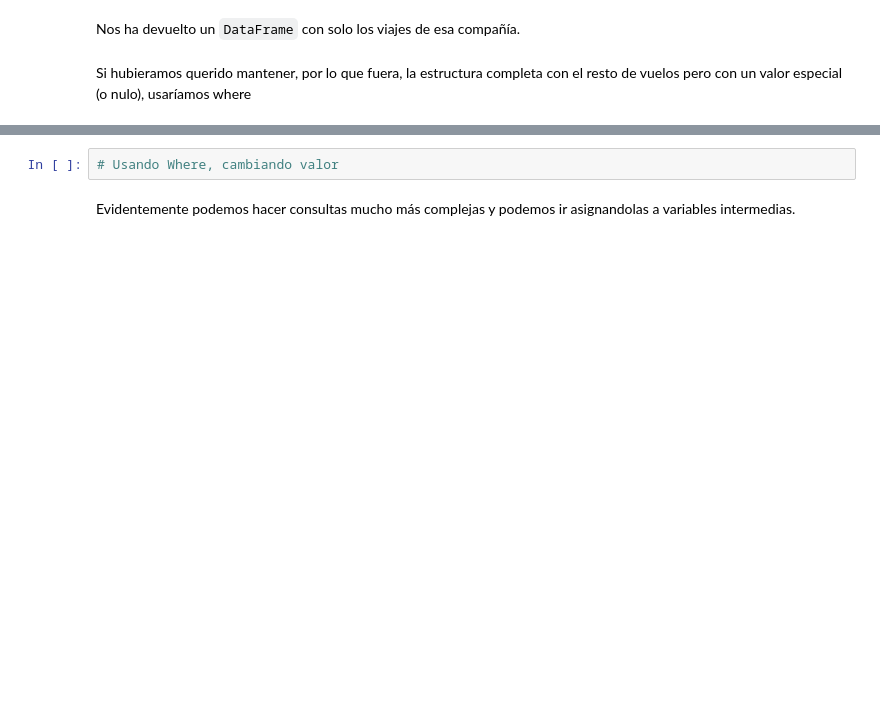
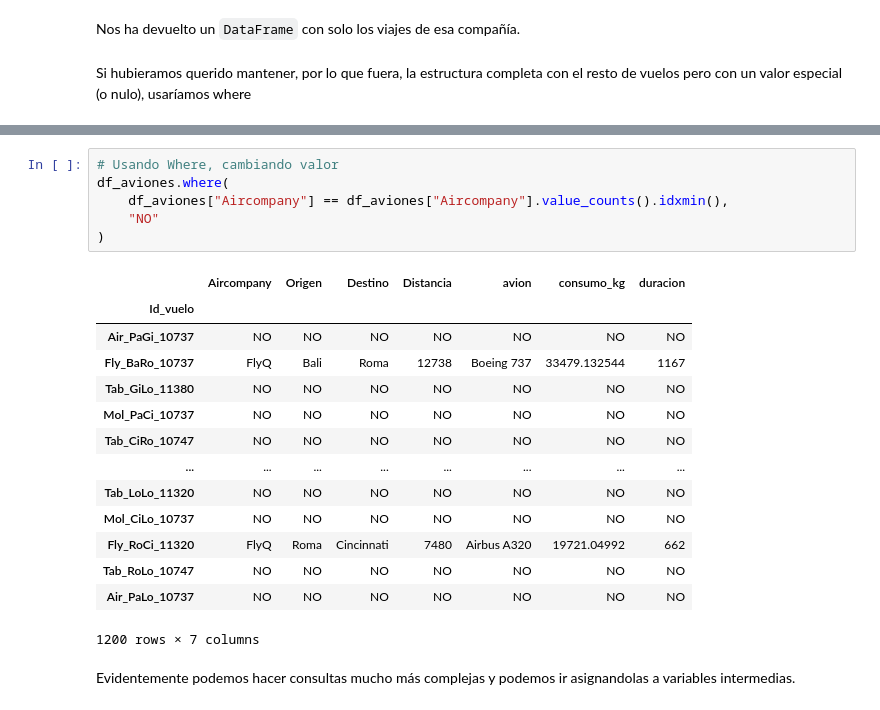
Before and after one commit to draranguez/DS-Online_DanielR, a Jupyter notebook: 02_Herramientas_Avanzadas/Sprint_04/Unidad_02_Pandas_II/01_Workout/03_Filtrado.ipynb, the cells around one changed output, grey strips where cells are left out. Drawn from its saved outputs; the diff is of its cells as text; blank space fills up the shorter version.

```diff
--- a/02_Herramientas_Avanzadas/Sprint_04/Unidad_02_Pandas_II/01_Workout/03_Filtrado.ipynb
+++ b/02_Herramientas_Avanzadas/Sprint_04/Unidad_02_Pandas_II/01_Workout/03_Filtrado.ipynb
@@ -28,5 +71,24 @@ Si hubieramos querido mantener, por lo que fuera, la estructura completa con el
 # %%
 # Usando Where, cambiando valor
+df_aviones.where(
+    df_aviones["Aircompany"] == df_aviones["Aircompany"].value_counts().idxmin(),
+    "NO"
+)
+# %% [output]
+|  | Aircompany | Origen | Destino | Distancia | avion | consumo_kg | duracion |
+| Id_vuelo |  |  |  |  |  |  |  |
+| Air_PaGi_10737 | NO | NO | NO | NO | NO | NO | NO |
+| Fly_BaRo_10737 | FlyQ | Bali | Roma | 12738 | Boeing 737 | 33479.132544 | 1167 |
+| Tab_GiLo_11380 | NO | NO | NO | NO | NO | NO | NO |
+| Mol_PaCi_10737 | NO | NO | NO | NO | NO | NO | NO |
+| Tab_CiRo_10747 | NO | NO | NO | NO | NO | NO | NO |
+| ... | ... | ... | ... | ... | ... | ... | ... |
+| Tab_LoLo_11320 | NO | NO | NO | NO | NO | NO | NO |
+| Mol_CiLo_10737 | NO | NO | NO | NO | NO | NO | NO |
+| Fly_RoCi_11320 | FlyQ | Roma | Cincinnati | 7480 | Airbus A320 | 19721.04992 | 662 |
+| Tab_RoLo_10747 | NO | NO | NO | NO | NO | NO | NO |
+| Air_PaLo_10737 | NO | NO | NO | NO | NO | NO | NO |
+1200 rows × 7 columns
 # %% [markdown]
 Evidentemente podemos hacer consultas mucho más complejas y podemos ir asignandolas a variables intermedias.
 # %%
```
Also changed, not shown: parts of 17 cells of this notebook, 6 other files.
